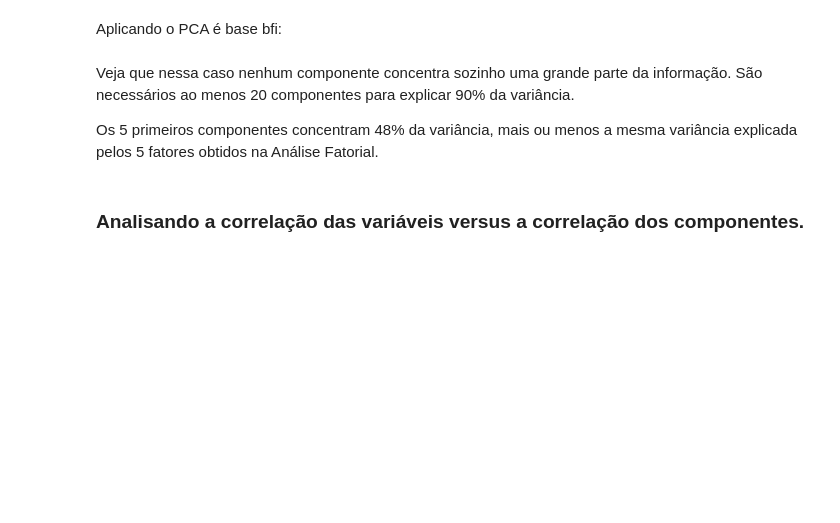
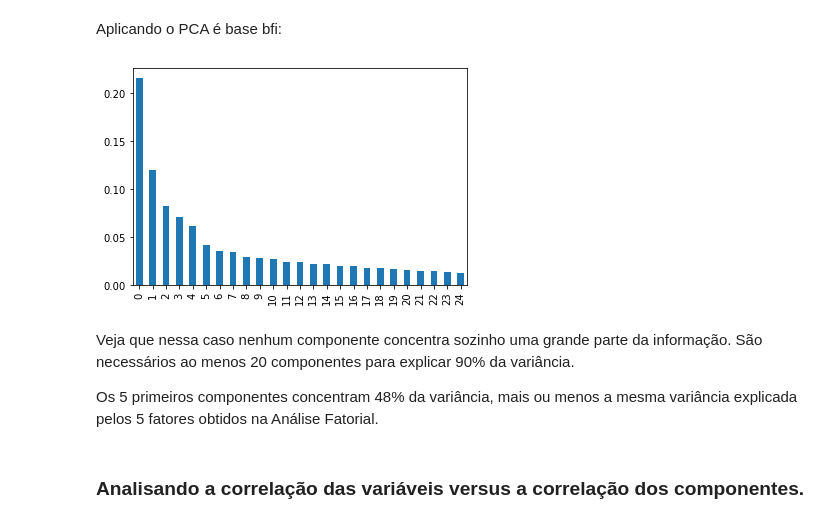
Before and after one commit to ossamum/aulas-mesttra, a Jupyter notebook: 04_feature_engineering/Aula_02-Engenharia_de_atributos-Codigos.ipynb, the cells around one changed output. Cells and saved outputs as stored; diff of their text form; code cells hidden in the pictures; blank space fills up the shorter version.

```diff
--- a/04_feature_engineering/Aula_02-Engenharia_de_atributos-Codigos.ipynb
+++ b/04_feature_engineering/Aula_02-Engenharia_de_atributos-Codigos.ipynb
@@ -381,2 +439,4 @@ Nesta decomposição do conjunto de dados Iris, a matriz vetorial fornecida por
 # %% [markdown]
 Aplicando o PCA é base bfi:
+# %%
+pca = PCA().fit(bfi)
@@ -383,3 +447,7 @@ Aplicando o PCA é base bfi:
+# %%
+pd.Series(pca.explained_variance_ratio_).plot.bar();
+# %% [output]
+[figure, added]
 # %% [markdown]
 Veja que nessa caso nenhum componente concentra sozinho uma grande parte da informação. São necessários ao menos 20 componentes para explicar 90% da variância.
 
```
Also changed, not shown: parts of 38 cells of this notebook.
